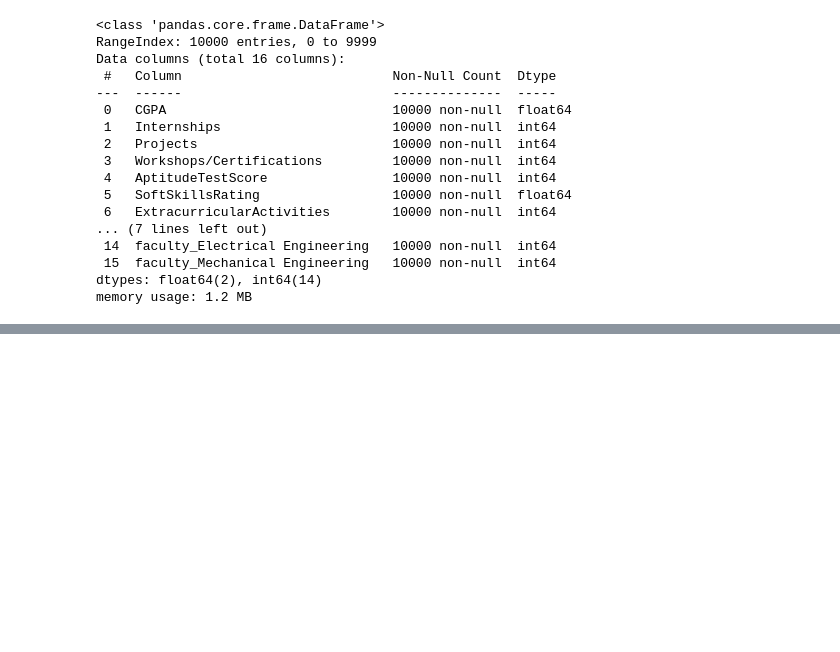
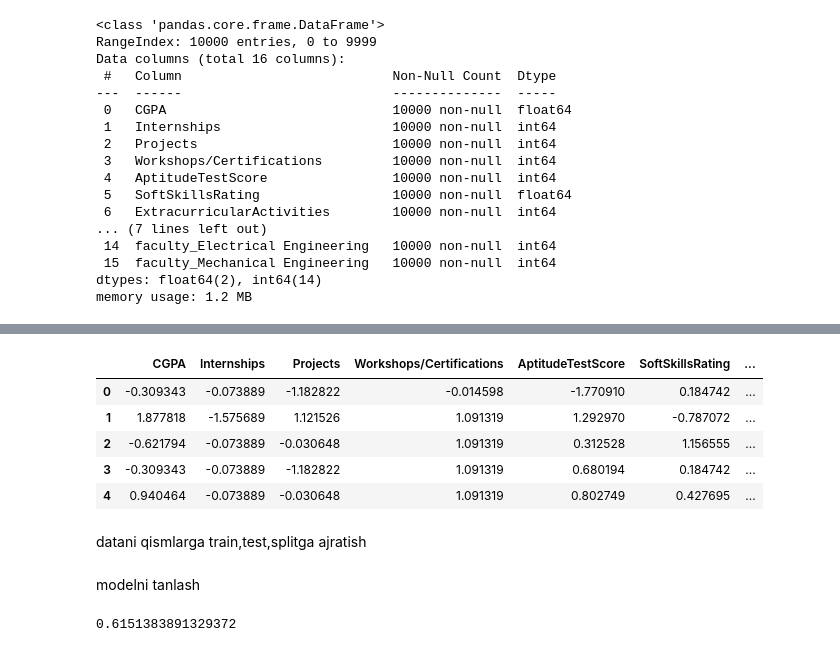
Before and after one commit to Abdulmukhtor/AI-va-data-science, a Jupyter notebook: 10-dars vazifa/k-cross_validation.ipynb, the cells around one changed output, grey strips where cells are left out. Saved outputs shown, nothing was run; the diff lists cells and outputs as text; code cells hidden in the pictures; blank space fills up the shorter version.

```diff
--- a/10-dars vazifa/k-cross_validation.ipynb
+++ b/10-dars vazifa/k-cross_validation.ipynb
@@ -171,0 +210,11 @@ memory usage: 1.2 MB
+# %%
+df.head()
+# %% [output]
+|  | CGPA | Internships | Projects | Workshops/Certifications | AptitudeTestScore | SoftSkillsRating | ... |
+| 0 | -0.309343 | -0.073889 | -1.182822 | -0.014598 | -1.770910 | 0.184742 | ... |
+| 1 | 1.877818 | -1.575689 | 1.121526 | 1.091319 | 1.292970 | -0.787072 | ... |
+| 2 | -0.621794 | -0.073889 | -0.030648 | 1.091319 | 0.312528 | 1.156555 | ... |
+| 3 | -0.309343 | -0.073889 | -1.182822 | 1.091319 | 0.680194 | 0.184742 | ... |
+| 4 | 0.940464 | -0.073889 | -0.030648 | 1.091319 | 0.802749 | 0.427695 | ... |
+# %% [markdown]
+datani qismlarga train,test,splitga ajratish
@@ -171,0 +224,2 @@ memory usage: 1.2 MB
+# %% [markdown]
+modelni tanlash
@@ -171,0 +232,4 @@ memory usage: 1.2 MB
+# %%
+mse
+# %% [output]
+0.6151383891329372
```
Also changed, not shown: parts of 15 cells of this notebook.
